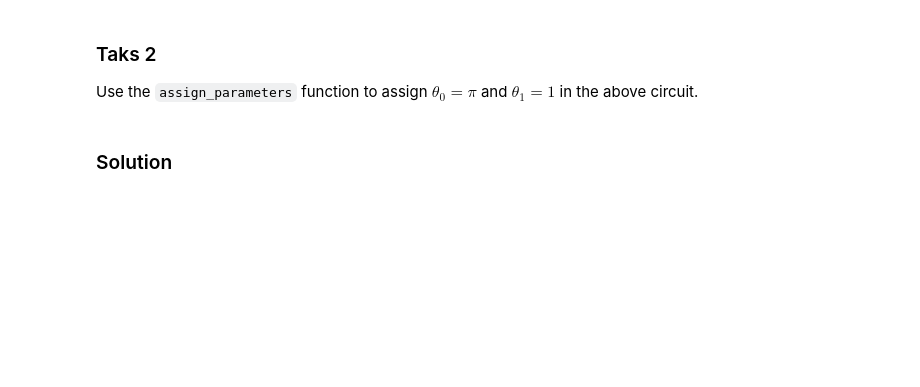
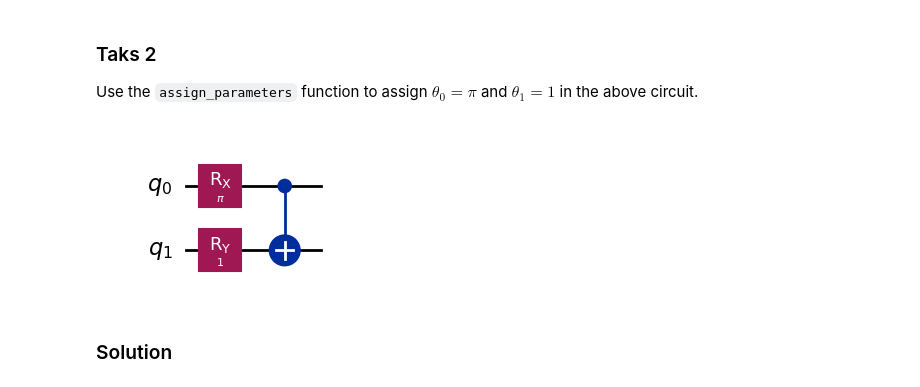
Before and after one commit to james-lucius/qureca_ADEQUATE, a Jupyter notebook: M6_111_01_variational_quantum_algorithms_coding.ipynb, the cells around one changed output. Saved outputs shown, nothing was run; the diff lists cells and outputs as text; code cells hidden in the pictures; blank space fills up the shorter version.

```diff
--- a/M6_111_01_variational_quantum_algorithms_coding.ipynb
+++ b/M6_111_01_variational_quantum_algorithms_coding.ipynb
@@ -96,25 +110,29 @@ Use the `assign_parameters` function to assign $\theta_0 = \pi$ and $\theta_1 =1
 # %%
 from math import pi
 from qiskit import  QuantumCircuit
 from qiskit_aer import AerSimulator
 from qiskit.circuit import Parameter
+from math import pi
 
 # Define parameters for the PQC
 theta_0 = Parameter('θ0')
 theta_1 = Parameter('θ1')
 
 # Create a Quantum Circuit with 2 qubits
 qc = QuantumCircuit(2)
 
 # Apply parameterized gates
 qc.rx(theta_0, 0)  # Apply RX gate with parameter θ₁ on qubit 0
 qc.ry(theta_1, 1)  # Apply RY gate with parameter θ₂ on qubit 1
 qc.cx(0, 1)        # Apply CNOT gate between qubits 0 and 1
 
 ### Your code here
+bc = qc.assign_parameters({theta_0: pi, theta_1: 1})
 
 # Visualize the quantum circuit
-qc.draw(output="mpl")
+bc.draw(output="mpl")
+# %% [output]
+[figure, added]
 # %% [markdown]
 ### Solution
 # %%
```
Also changed, not shown: parts of 11 cells of this notebook.
